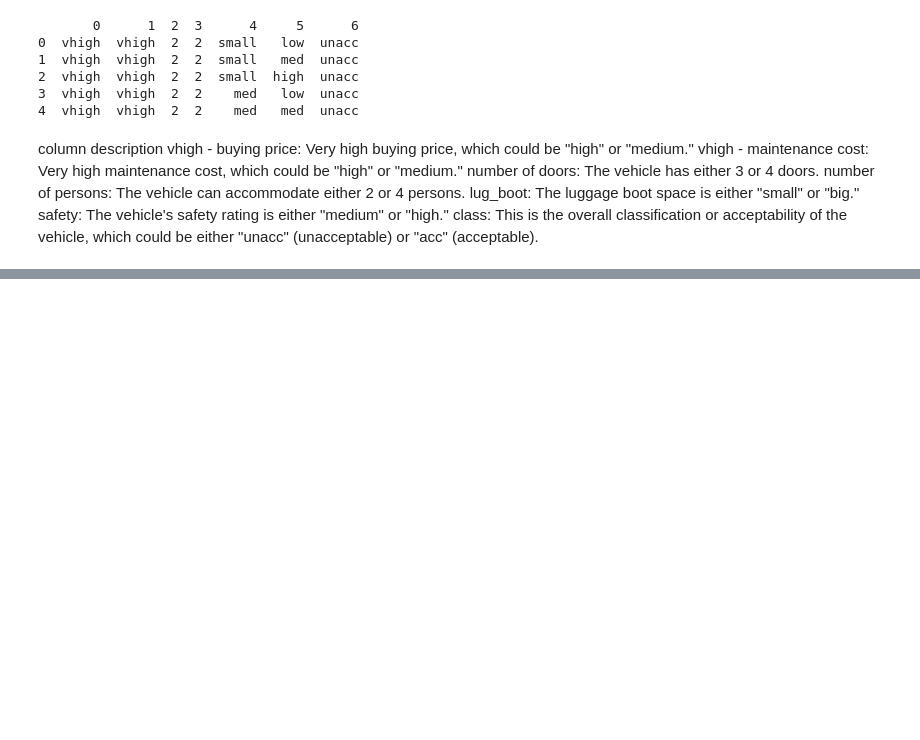
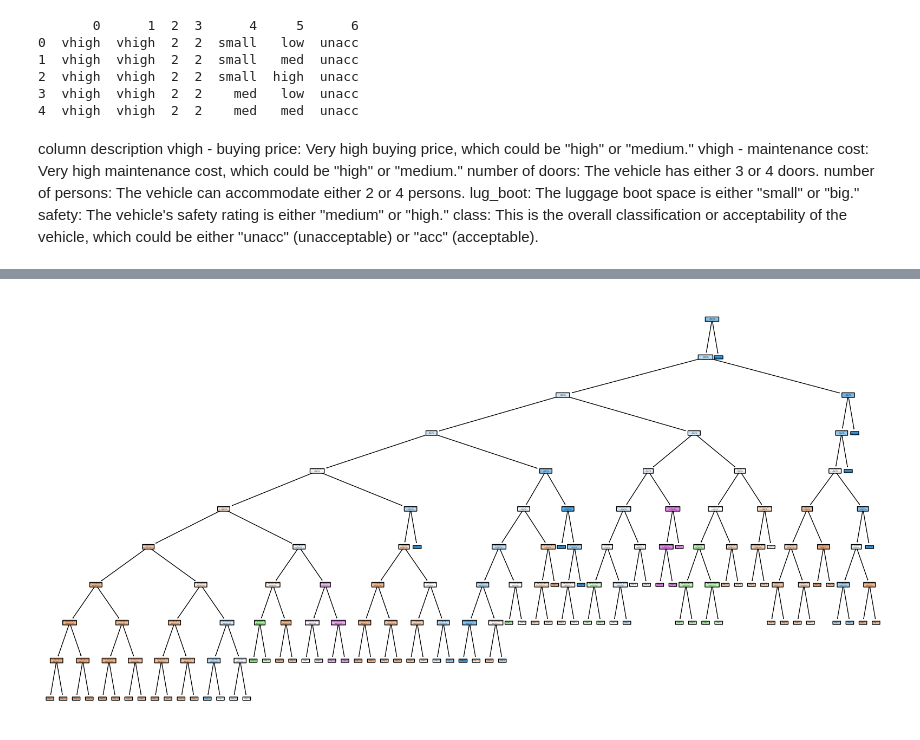
Before and after one commit to darshanagopal/decision-tree, a Jupyter notebook: main.ipynb, the cells around one changed output, grey strips where cells are left out. Cells and saved outputs as stored; diff of their text form; code cells hidden in the pictures; blank space fills up the shorter version.

Commit message:
decision tree

```diff
--- a/main.ipynb
+++ b/main.ipynb
@@ -46,2 +54,29 @@ y =
+# %%
+# Transform categorical features using OneHotEncoder
+preprocessor = ColumnTransformer(
+    transformers=[
+        ('cat', onehot_encoder, ['buying price', 'maintenance cost', 'lug_boot', 'safety rating'])
+    ])
+# %%
+# Build a pipeline to first transform and then fit the model
+pipeline = Pipeline(steps=[('preprocessor', preprocessor),
+                           ('classifier', DecisionTreeClassifier())])
 # %%
-X_train, X_test, y_train, y_test = train_test_split(X, y)
+X_train, X_test, y_train, y_test = train_test_split(X, y, test_size=0.2, random_state=42)
+# %%
+# Fit the DecisionTreeClassifier
+dtree = pipeline.fit(X_train, y_train)
+# %%
+# Extract the trained DecisionTreeClassifier from the pipeline
+dtree = pipeline.named_steps['classifier']
+
+plt.figure(figsize=(20, 10))  # Adjust the size as needed
+plot_tree(dtree,
+          filled=True,
+          rounded=True,
+          feature_names=pipeline.named_steps['preprocessor'].get_feature_names_out(),
+          class_names=dtree.classes_,
+          impurity=True)
+plt.show()
+# %% [output]
+[figure, added]
```
Also changed, not shown: parts of 6 cells of this notebook.
